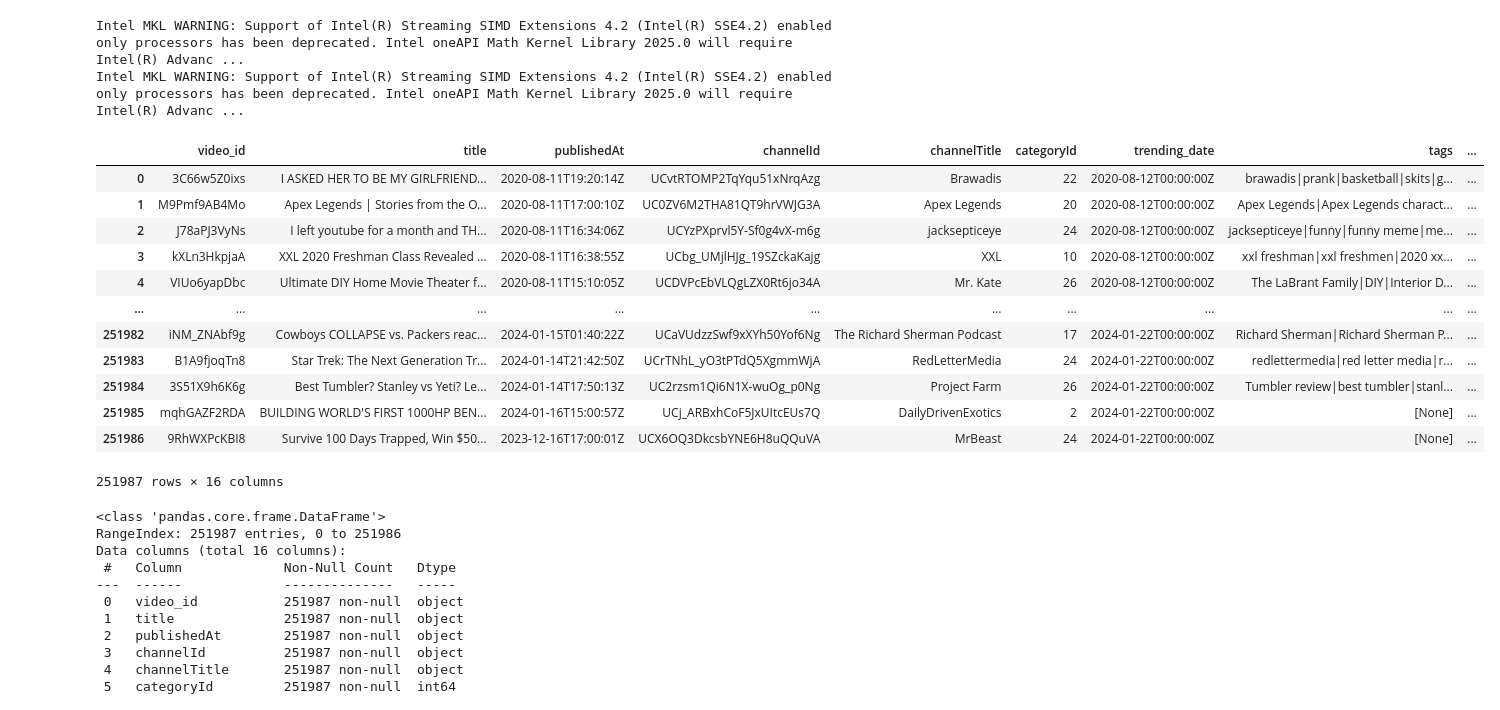
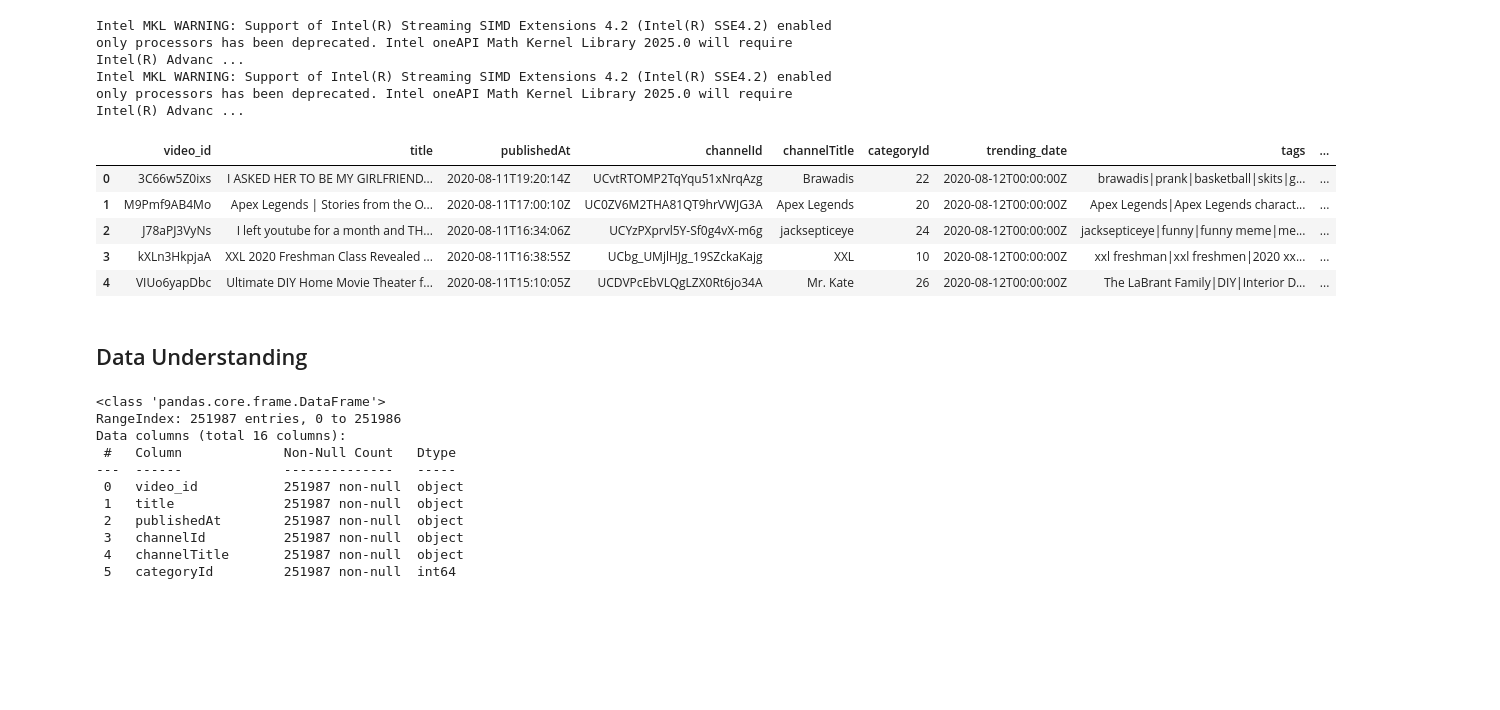
Before and after one commit to lewah/mangosplit, a Jupyter notebook: YOUTUBE/youtube_analysis.ipynb, the cells around one changed output. Drawn from its saved outputs; the diff is of its cells as text; code cells hidden in the pictures; blank space fills up the shorter version.

Commit message:
youtube analysis

```diff
--- a/YOUTUBE/youtube_analysis.ipynb
+++ b/YOUTUBE/youtube_analysis.ipynb
@@ -20,21 +20,17 @@ Intel MKL WARNING: Support of Intel(R) Streaming SIMD Extensions 4.2 (Intel(R) S
 Intel MKL WARNING: Support of Intel(R) Streaming SIMD Extensions 4.2 (Intel(R) SSE4.2) enabled only processors has been deprecated. Intel oneAPI Math Kernel Library 2025.0 will require Intel(R) Advanc ...
 # %%
 youtube_data_us = pd.read_csv("dataset/US_youtube_trending_data.csv")
-youtube_data_us      # 251987 rows 16 columns
+youtube_data_us.head()    # 251987 rows 16 columns
 # %% [output]
 |  | video_id | title | publishedAt | channelId | channelTitle | categoryId | trending_date | tags | ... |
 | 0 | 3C66w5Z0ixs | I ASKED HER TO BE MY GIRLFRIEND... | 2020-08-11T19:20:14Z | UCvtRTOMP2TqYqu51xNrqAzg | Brawadis | 22 | 2020-08-12T00:00:00Z | brawadis|prank|basketball|skits|g... | ... |
 | 1 | M9Pmf9AB4Mo | Apex Legends | Stories from the O... | 2020-08-11T17:00:10Z | UC0ZV6M2THA81QT9hrVWJG3A | Apex Legends | 20 | 2020-08-12T00:00:00Z | Apex Legends|Apex Legends charact... | ... |
 | 2 | J78aPJ3VyNs | I left youtube for a month and TH... | 2020-08-11T16:34:06Z | UCYzPXprvl5Y-Sf0g4vX-m6g | jacksepticeye | 24 | 2020-08-12T00:00:00Z | jacksepticeye|funny|funny meme|me... | ... |
 | 3 | kXLn3HkpjaA | XXL 2020 Freshman Class Revealed ... | 2020-08-11T16:38:55Z | UCbg_UMjlHJg_19SZckaKajg | XXL | 10 | 2020-08-12T00:00:00Z | xxl freshman|xxl freshmen|2020 xx... | ... |
 | 4 | VIUo6yapDbc | Ultimate DIY Home Movie Theater f... | 2020-08-11T15:10:05Z | UCDVPcEbVLQgLZX0Rt6jo34A | Mr. Kate | 26 | 2020-08-12T00:00:00Z | The LaBrant Family|DIY|Interior D... | ... |
-| ... | ... | ... | ... | ... | ... | ... | ... | ... | ... |
-| 251982 | iNM_ZNAbf9g | Cowboys COLLAPSE vs. Packers reac... | 2024-01-15T01:40:22Z | UCaVUdzzSwf9xXYh50Yof6Ng | The Richard Sherman Podcast | 17 | 2024-01-22T00:00:00Z | Richard Sherman|Richard Sherman P... | ... |
-| 251983 | B1A9fjoqTn8 | Star Trek: The Next Generation Tr... | 2024-01-14T21:42:50Z | UCrTNhL_yO3tPTdQ5XgmmWjA | RedLetterMedia | 24 | 2024-01-22T00:00:00Z | redlettermedia|red letter media|r... | ... |
-| 251984 | 3S51X9h6K6g | Best Tumbler? Stanley vs Yeti? Le... | 2024-01-14T17:50:13Z | UC2rzsm1Qi6N1X-wuOg_p0Ng | Project Farm | 26 | 2024-01-22T00:00:00Z | Tumbler review|best tumbler|stanl... | ... |
-| 251985 | mqhGAZF2RDA | BUILDING WORLD'S FIRST 1000HP BEN... | 2024-01-16T15:00:57Z | UCj_ARBxhCoF5JxUItcEUs7Q | DailyDrivenExotics | 2 | 2024-01-22T00:00:00Z | [None] | ... |
-| 251986 | 9RhWXPcKBI8 | Survive 100 Days Trapped, Win $50... | 2023-12-16T17:00:01Z | UCX6OQ3DkcsbYNE6H8uQQuVA | MrBeast | 24 | 2024-01-22T00:00:00Z | [None] | ... |
-251987 rows × 16 columns
+# %% [markdown]
+Data Understanding
+---
 # %%
 youtube_data_us.info()
 youtube_data_us.isnull().sum()   #description  has null values
```
Also changed, not shown: parts of 27 cells of this notebook, 1 other file.
